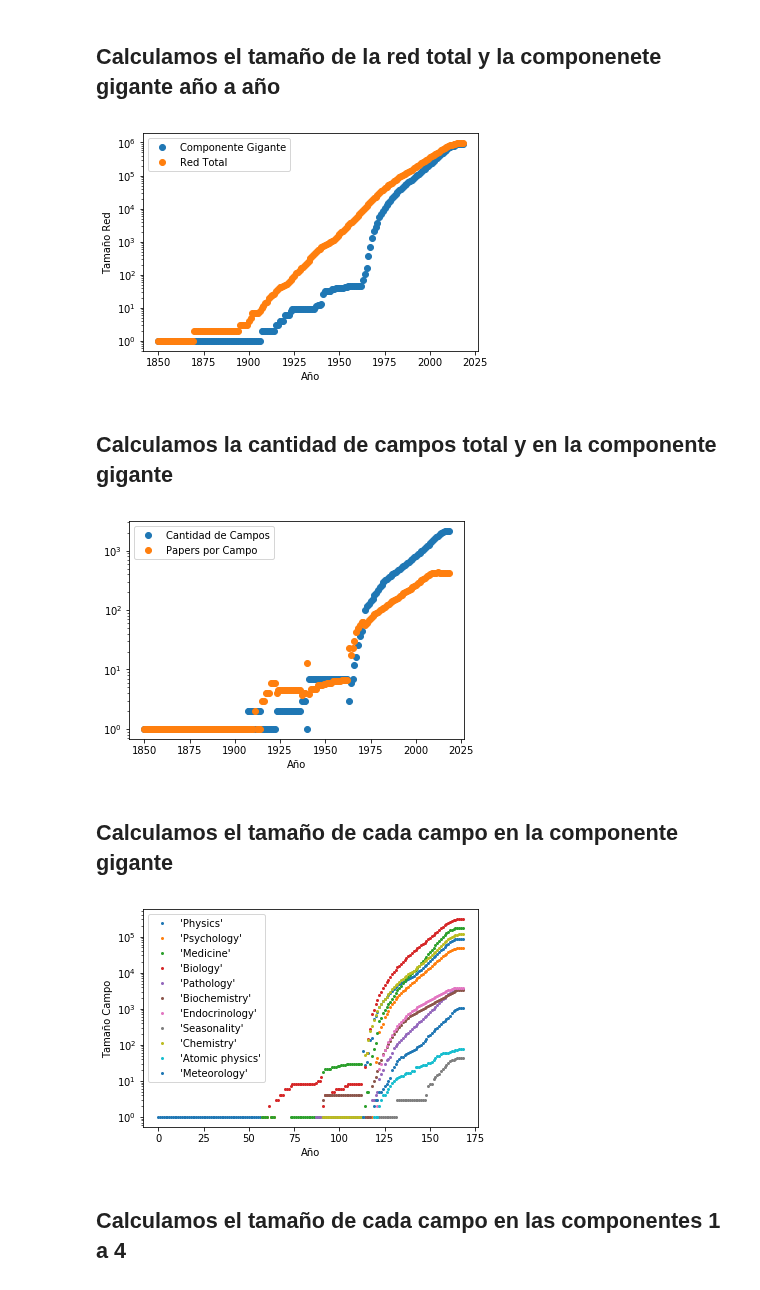
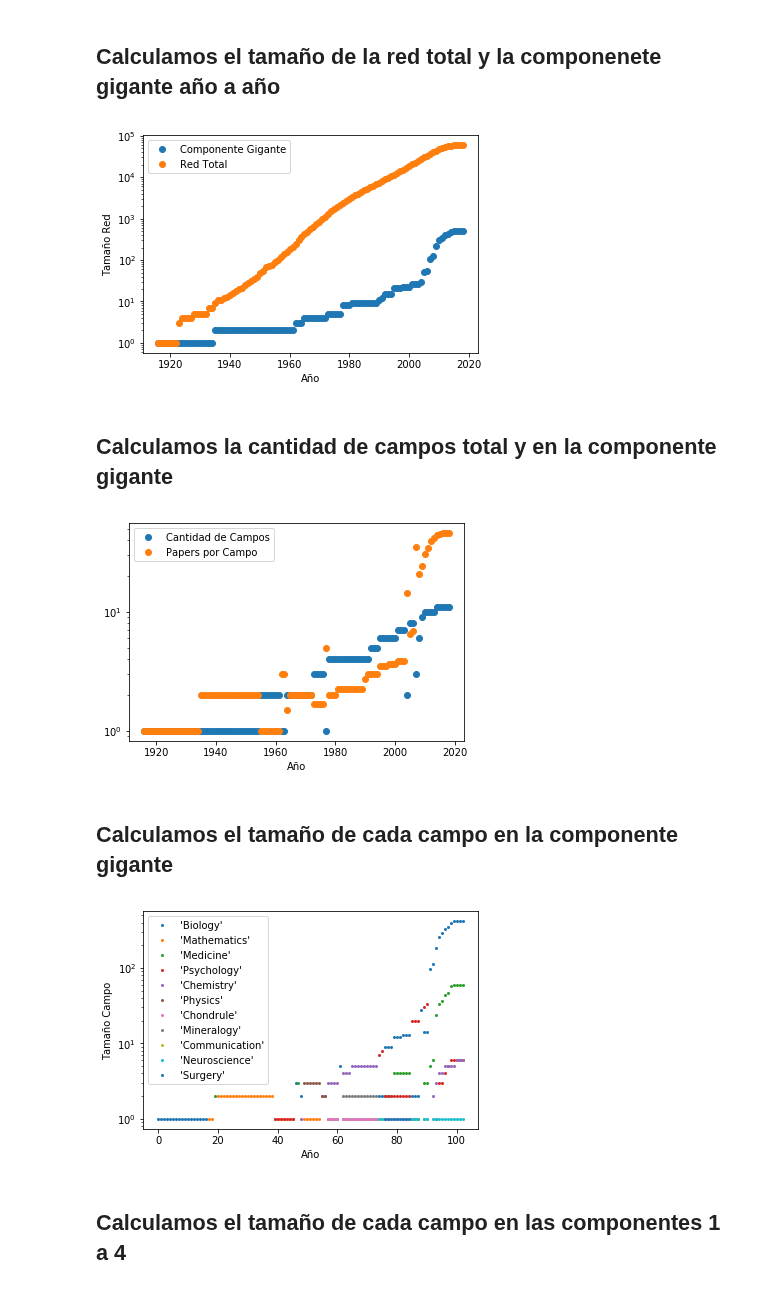
Before and after one commit to fedesevle/Redes_FLEM, a Jupyter notebook: Practica_especial/Analisis_4.ipynb, the cells around one changed output. Cells and saved outputs as stored; diff of their text form; code cells hidden in the pictures.

```diff
--- a/Practica_especial/Analisis_4.ipynb
+++ b/Practica_especial/Analisis_4.ipynb
@@ -12,7 +12,7 @@ version=4
 # %% [markdown]
 ## Armamos la red dirigida a partir del archivo filtrado
 # %%
-N=3000000
+N=100000
 i=0
 G=nx.DiGraph()
 archivo = open(directorio+'archivo_red_'+str(version)+'.txt','r',encoding='utf-8')
@@ -22,5 +22,5 @@ for line in archivo:
     if i==N:
         break
 archivo.close()
-print(len(G),i)
+len(G)
 # %% [output]
@@ -164,7 +164,7 @@ plt.semilogy(years,tamanos_red,'o',label='Red Total')
 plt.xlabel('Año');plt.ylabel('Tamaño Red');plt.legend()
 plt.show()
 # %% [output]
-[figure, old version]
+[figure, new version]
 # %% [markdown]
 ## Calculamos la cantidad de campos total y en la componente gigante
 # %%
@@ -178,7 +178,7 @@ plt.semilogy(years,papers_por_campo,'o',label='Papers por Campo')
 plt.xlabel('Año');plt.ylabel('');plt.legend()
 plt.show()
 # %% [output]
-[figure, old version]
+[figure, new version]
 # %% [markdown]
 ## Calculamos el tamaño de cada campo en la componente gigante
 # %%
@@ -196,16 +196,16 @@ for campo in campos_tiempo:
 # %%
 N=11
 i=0
 MS=2
 for campo in campos_tiempo.keys():
-    plt.semilogy(years,campos_tiempo[campo],'o',markersize=MS,label=campo)
+    plt.semilogy(campos_tiempo[campo],'o',markersize=MS,label=campo)
     i+=1
     if i==N:
         break
 plt.xlabel('Año');plt.ylabel('Tamaño Campo');plt.legend()
 plt.show()
 # %% [output]
-[figure, old version]
+[figure, new version]
 # %% [markdown]
 ## Calculamos el tamaño de cada campo en las componentes 1 a 4
 # %%
```
Also changed, not shown: parts of 5 cells of this notebook.
